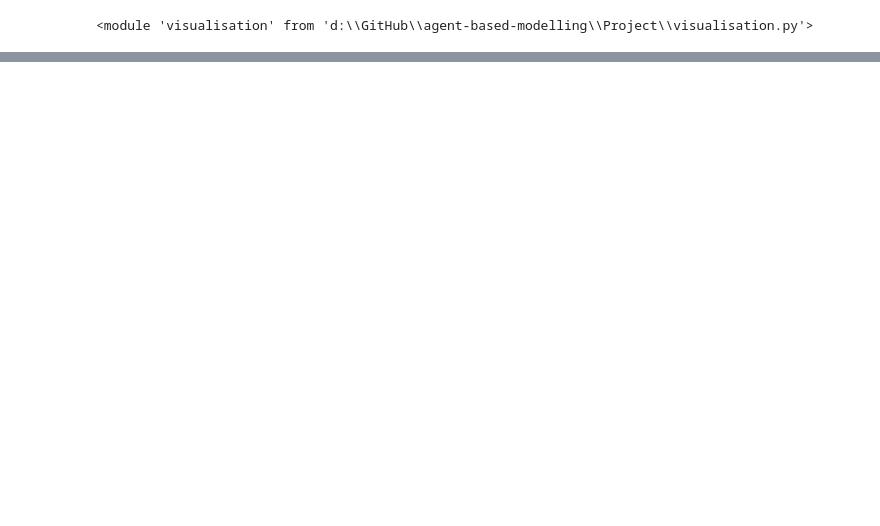
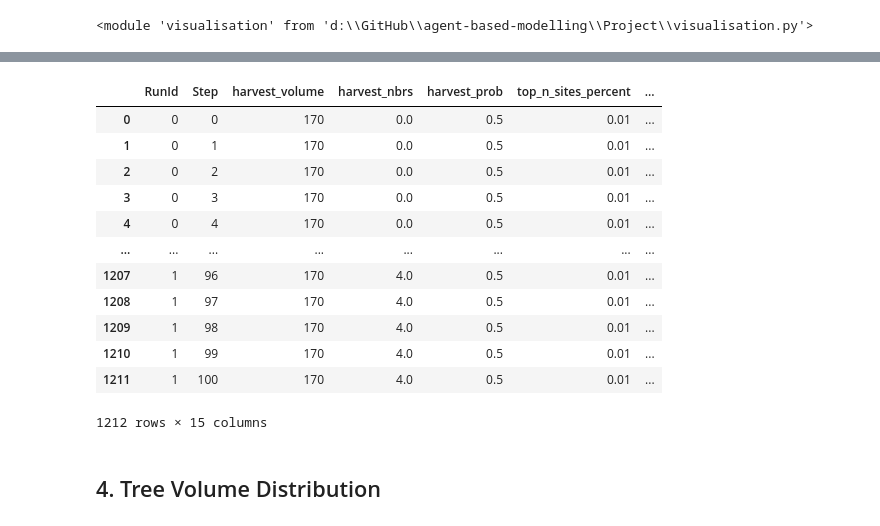
Before and after one commit to mboyan/agent-based-modelling, a Jupyter notebook: Project/ABM_Project.ipynb, the cells around one changed output, grey strips where cells are left out. Cells and saved outputs as stored; diff of their text form; code cells hidden in the pictures; blank space fills up the shorter version.

```diff
--- a/Project/ABM_Project.ipynb
+++ b/Project/ABM_Project.ipynb
@@ -331,0 +369,16 @@ TypeError: plot_param_space() missing 2 required positional arguments: 'param1'
+# %%
+data
+# %% [output]
+|  | RunId | Step | harvest_volume | harvest_nbrs | harvest_prob | top_n_sites_percent | ... |
+| 0 | 0 | 0 | 170 | 0.0 | 0.5 | 0.01 | ... |
+| 1 | 0 | 1 | 170 | 0.0 | 0.5 | 0.01 | ... |
+| 2 | 0 | 2 | 170 | 0.0 | 0.5 | 0.01 | ... |
+| 3 | 0 | 3 | 170 | 0.0 | 0.5 | 0.01 | ... |
+| 4 | 0 | 4 | 170 | 0.0 | 0.5 | 0.01 | ... |
+| ... | ... | ... | ... | ... | ... | ... | ... |
+| 1207 | 1 | 96 | 170 | 4.0 | 0.5 | 0.01 | ... |
+| 1208 | 1 | 97 | 170 | 4.0 | 0.5 | 0.01 | ... |
+| 1209 | 1 | 98 | 170 | 4.0 | 0.5 | 0.01 | ... |
+| 1210 | 1 | 99 | 170 | 4.0 | 0.5 | 0.01 | ... |
+| 1211 | 1 | 100 | 170 | 4.0 | 0.5 | 0.01 | ... |
+1212 rows × 15 columns
@@ -331,0 +389,2 @@ TypeError: plot_param_space() missing 2 required positional arguments: 'param1'
+# %% [markdown]
+## 4. Tree Volume Distribution
```
Also changed, not shown: parts of 15 cells of this notebook, 28 other files.
